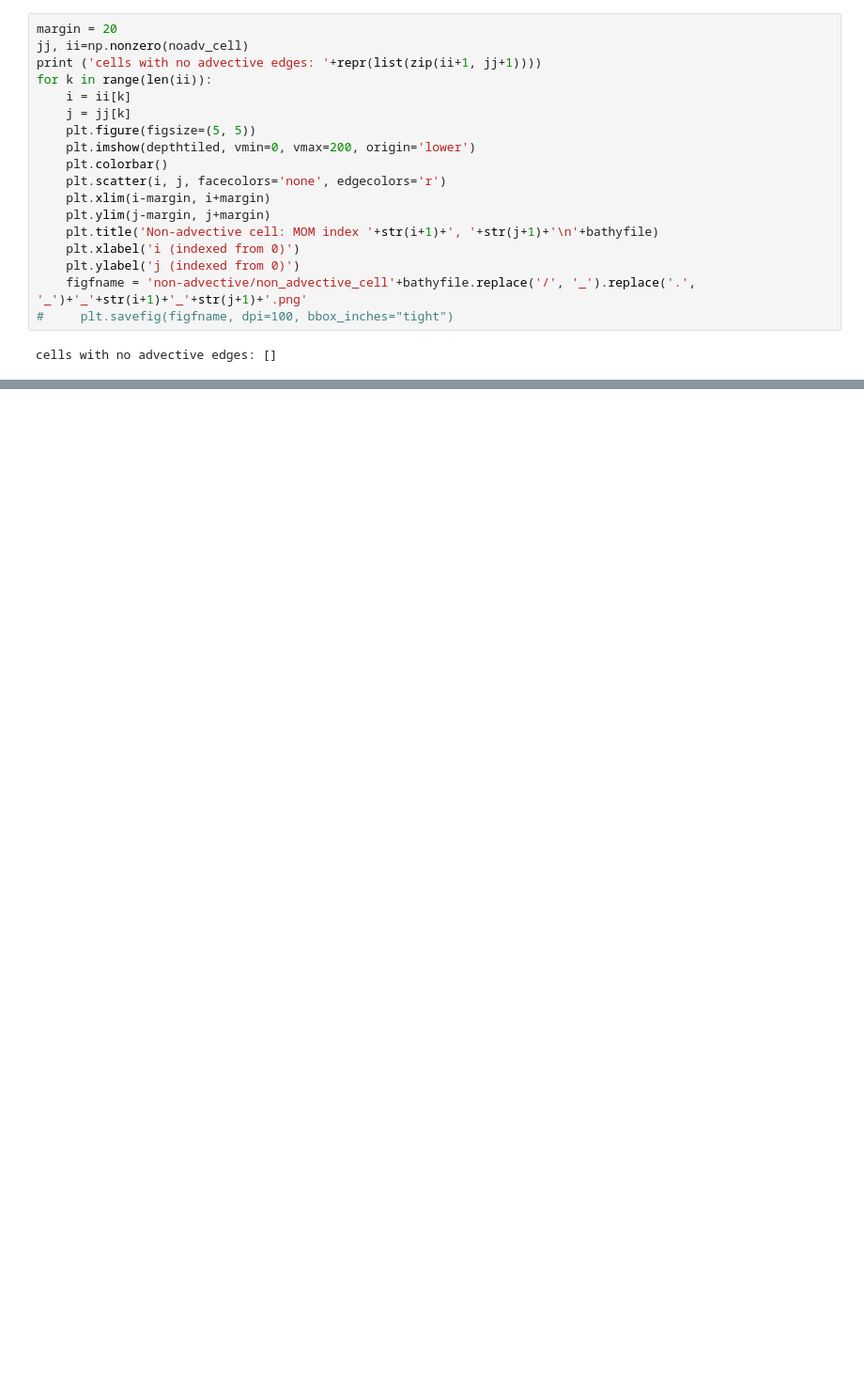
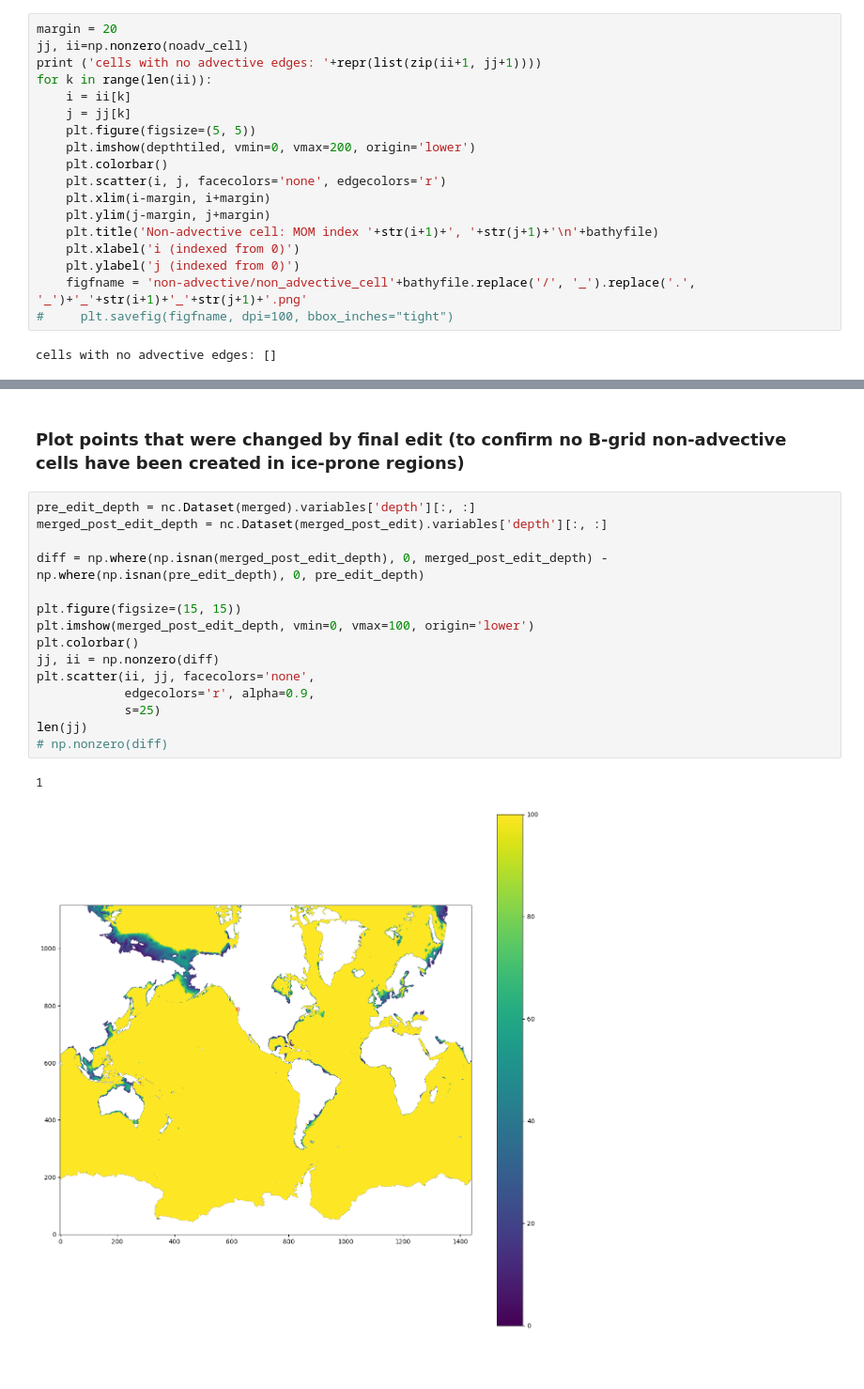
Before and after one commit to ACCESS-NRI/make_OM3_025deg_topo, a Jupyter notebook: non-advective.ipynb, the cells around one changed output, grey strips where cells are left out. Shown at 94% size. Cells and saved outputs as stored; diff of their text form; blank space fills up the shorter version.

```diff
--- a/non-advective.ipynb
+++ b/non-advective.ipynb
@@ -177,2 +174,22 @@ plt.scatter(ii, jj, facecolors='none', edgecolors='r')
+# %% [markdown]
+### Plot points that were changed by final edit (to confirm no B-grid non-advective cells have been created in ice-prone regions)
+# %%
+pre_edit_depth = nc.Dataset(merged).variables['depth'][:, :]
+merged_post_edit_depth = nc.Dataset(merged_post_edit).variables['depth'][:, :]
+
+diff = np.where(np.isnan(merged_post_edit_depth), 0, merged_post_edit_depth) - np.where(np.isnan(pre_edit_depth), 0, pre_edit_depth)
+
+plt.figure(figsize=(15, 15))
+plt.imshow(merged_post_edit_depth, vmin=0, vmax=100, origin='lower')
+plt.colorbar()
+jj, ii = np.nonzero(diff)
+plt.scatter(ii, jj, facecolors='none',
+            edgecolors='r', alpha=0.9,
+            s=25)
+len(jj)
+# np.nonzero(diff)
+# %% [output]
+1
+[figure, added]
 # %% [markdown]
 #
```
Also changed, not shown: parts of 10 cells of this notebook, 2 other files.
